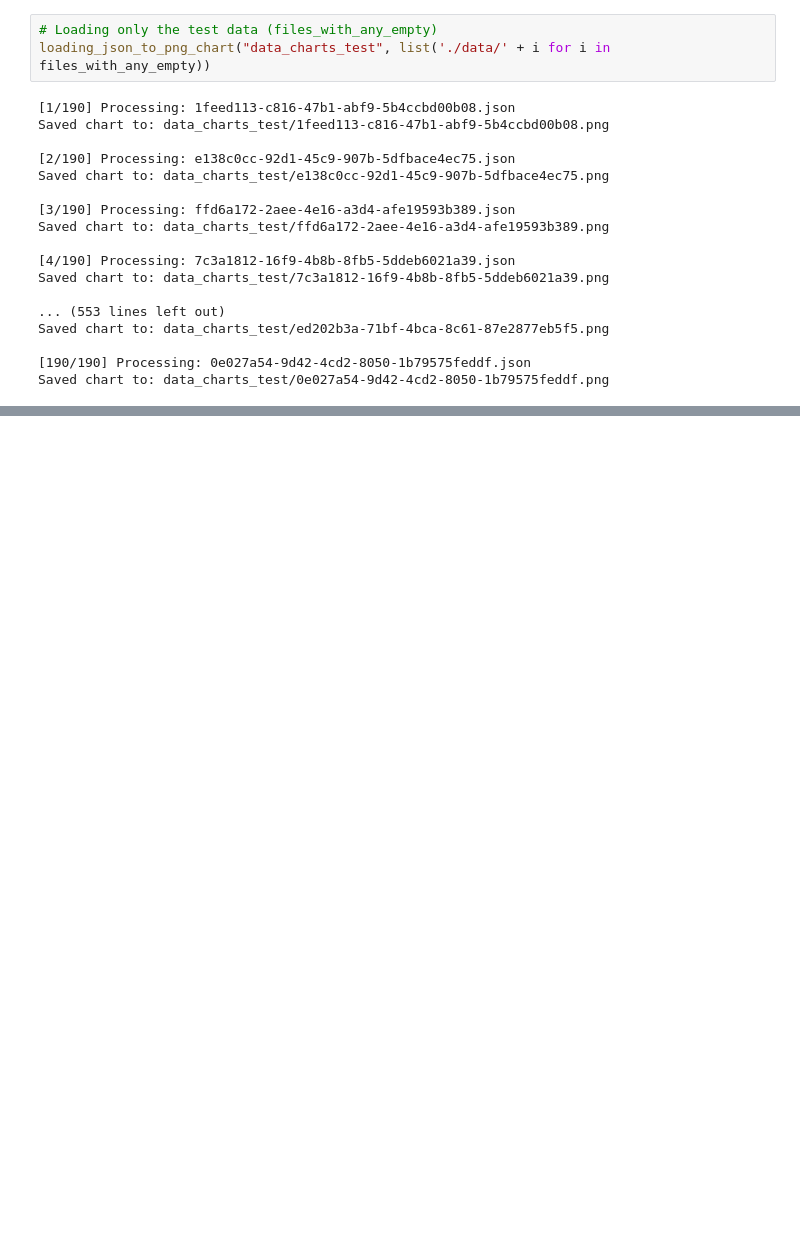
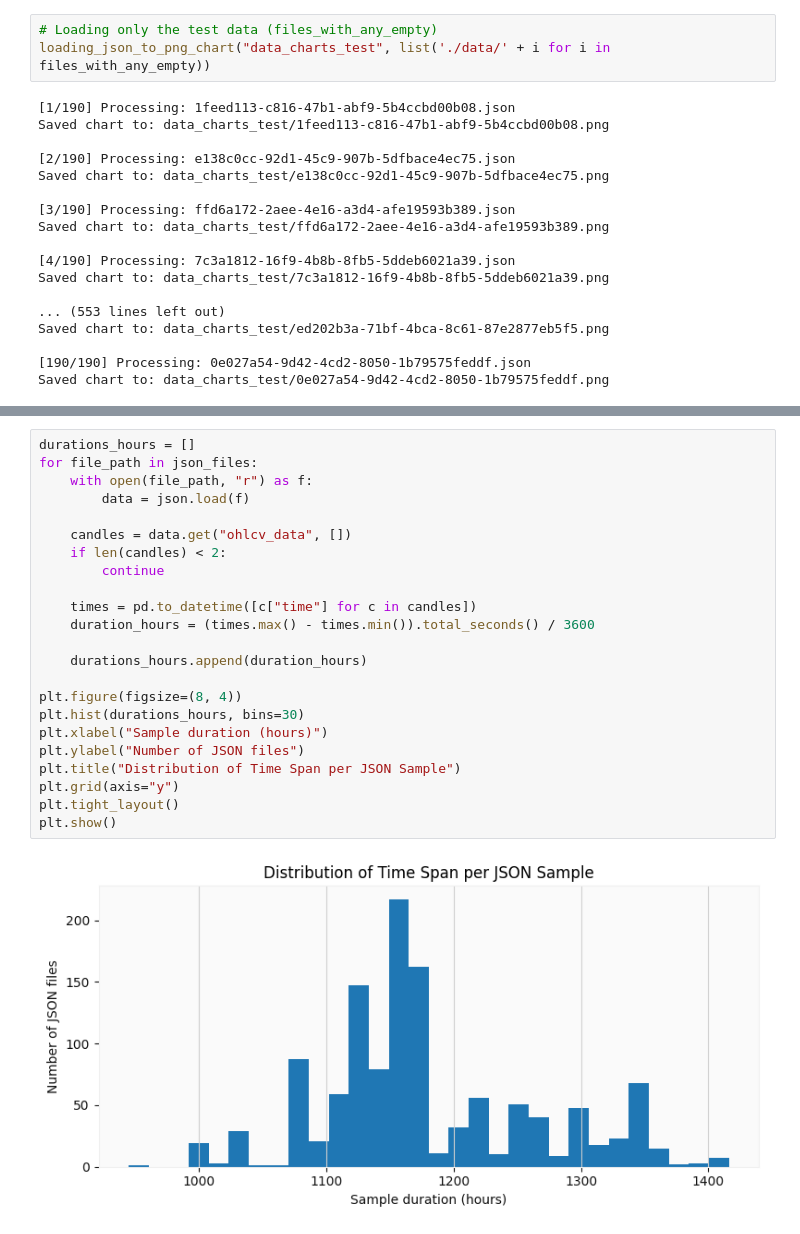
Before and after one commit to AlexHuc/OHLCV-technical-analysis, a Jupyter notebook: notebook.ipynb, the cells around one changed output, grey strips where cells are left out. Cells and saved outputs as stored; diff of their text form; blank space fills up the shorter version.

```diff
--- a/notebook.ipynb
+++ b/notebook.ipynb
@@ -614,0 +672,25 @@ Saved chart to: data_charts_test/0e027a54-9d42-4cd2-8050-1b79575feddf.png
+# %%
+durations_hours = []
+for file_path in json_files:
+    with open(file_path, "r") as f:
+        data = json.load(f)
+
+    candles = data.get("ohlcv_data", [])
+    if len(candles) < 2:
+        continue
+
+    times = pd.to_datetime([c["time"] for c in candles])
+    duration_hours = (times.max() - times.min()).total_seconds() / 3600
+
+    durations_hours.append(duration_hours)
+
+plt.figure(figsize=(8, 4))
+plt.hist(durations_hours, bins=30)
+plt.xlabel("Sample duration (hours)")
+plt.ylabel("Number of JSON files")
+plt.title("Distribution of Time Span per JSON Sample")
+plt.grid(axis="y")
+plt.tight_layout()
+plt.show()
+# %% [output]
+[figure, added]
```
Also changed, not shown: parts of 16 cells of this notebook.
